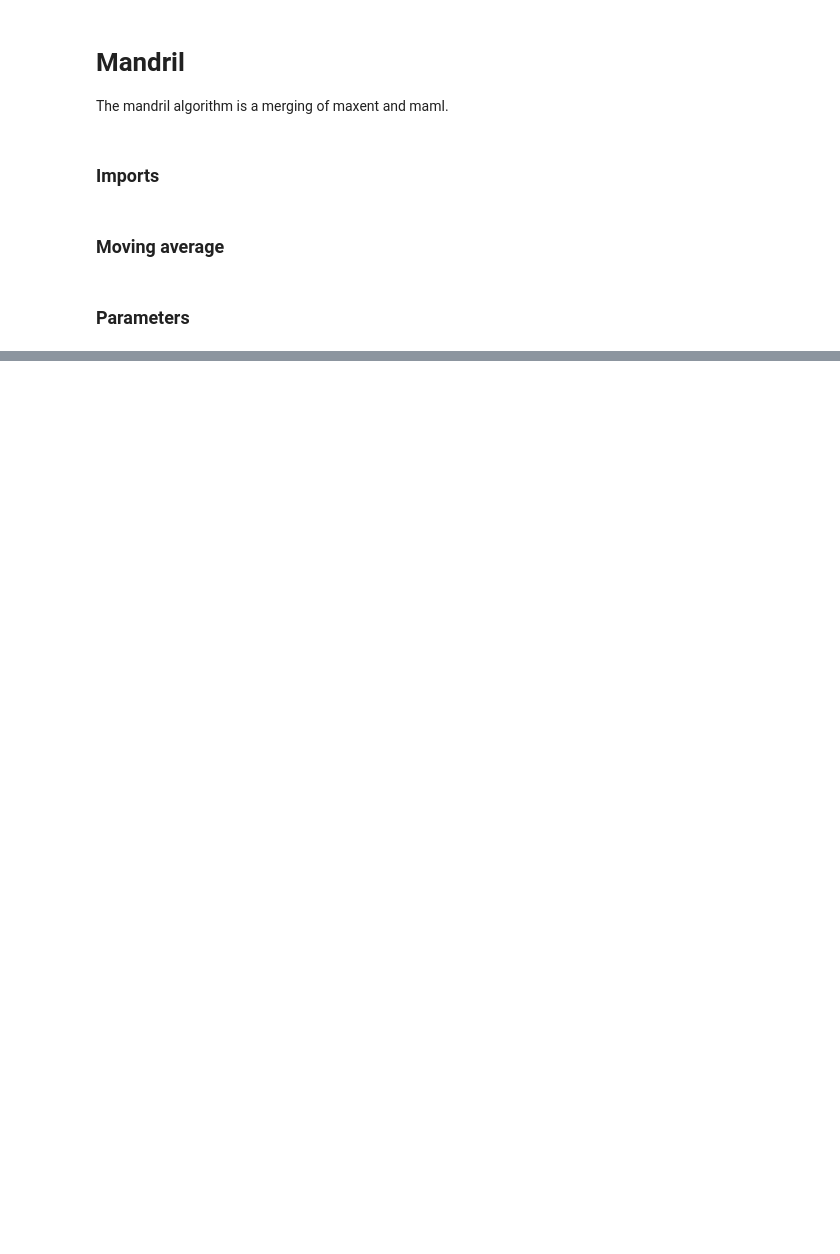
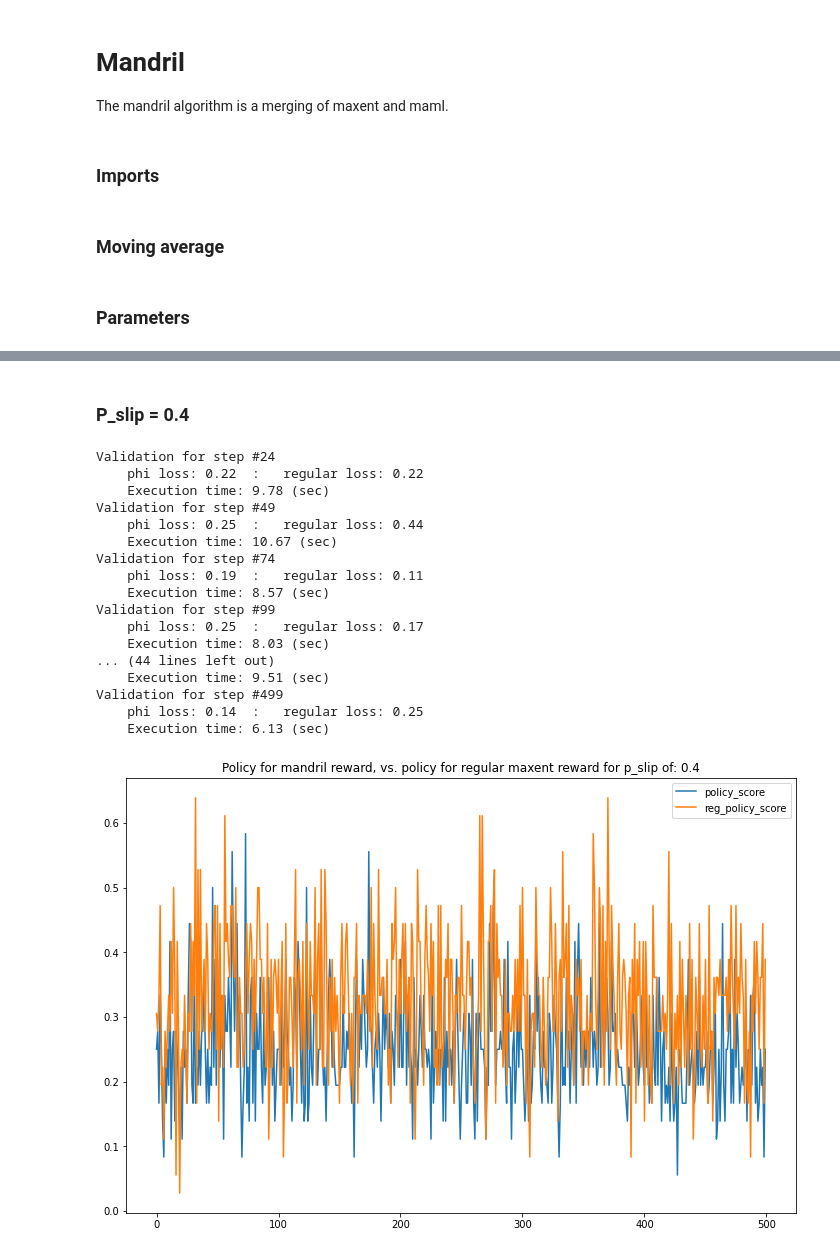
Before and after one commit to gthecht/mandril-project, a Jupyter notebook: src/mandril.ipynb, the cells around one changed output, grey strips where cells are left out. Saved outputs shown, nothing was run; the diff lists cells and outputs as text; code cells hidden in the pictures; blank space fills up the shorter version.

```diff
--- a/src/mandril.ipynb
+++ b/src/mandril.ipynb
@@ -306,0 +122,23 @@ theta, reward, maml_reward, reg_reward, world = maml_iteration(
+# %% [markdown]
+### P_slip = 0.4
+# %%
+data_04_naive, valid_data_04_naive = runMaml(N, batch_size, meta_lr, size, p_slip=0.4, validate_step=validate_step, model="Naive")
+# %% [output]
+Validation for step #24
+    phi loss: 0.22  :   regular loss: 0.22
+    Execution time: 9.78 (sec)
+Validation for step #49
+    phi loss: 0.25  :   regular loss: 0.44
+    Execution time: 10.67 (sec)
+Validation for step #74
+    phi loss: 0.19  :   regular loss: 0.11
+    Execution time: 8.57 (sec)
+Validation for step #99
+    phi loss: 0.25  :   regular loss: 0.17
+    Execution time: 8.03 (sec)
+... (44 lines left out)
+    Execution time: 9.51 (sec)
+Validation for step #499
+    phi loss: 0.14  :   regular loss: 0.25
+    Execution time: 6.13 (sec)
+[figure, added]
```
Also changed, not shown: parts of 48 cells of this notebook.
